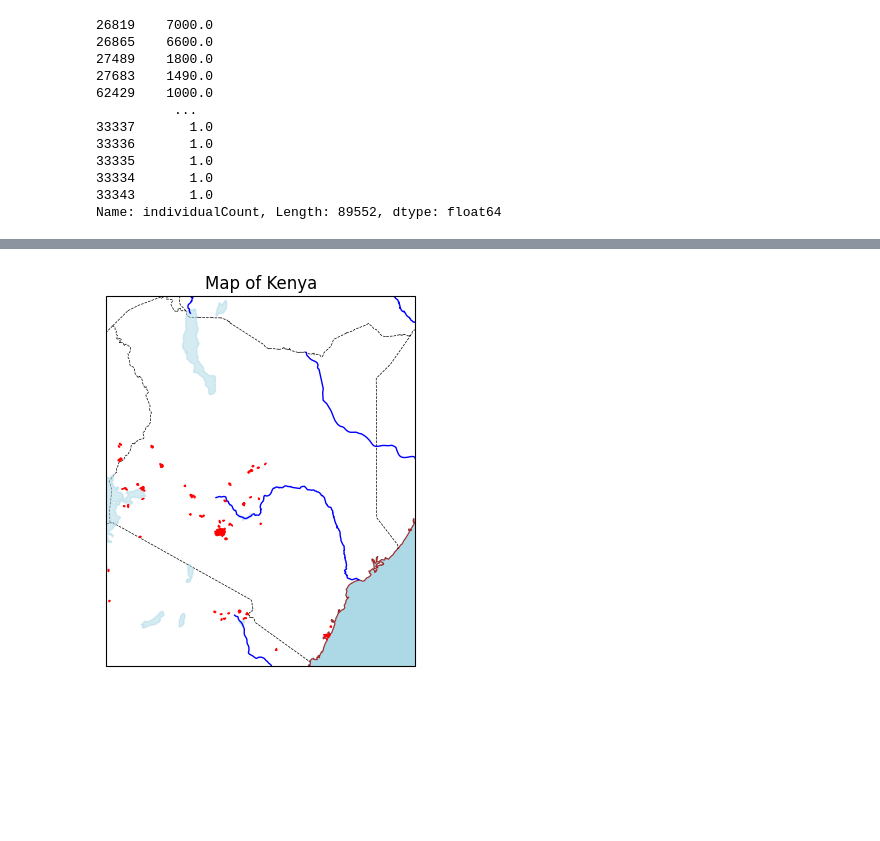
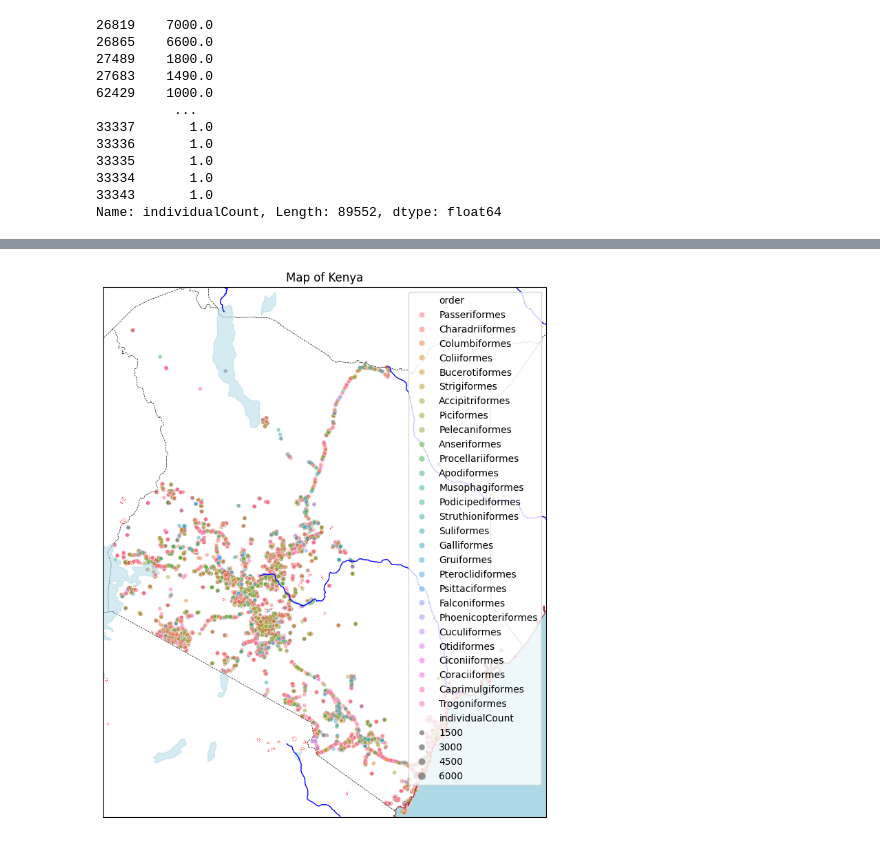
Before and after one commit to zahra-zibzee/Environmental-Data-Analysis, a Jupyter notebook: Project2/question1.ipynb, the cells around one changed output, grey strips where cells are left out. Drawn from its saved outputs; the diff is of its cells as text; code cells hidden in the pictures; blank space fills up the shorter version.

```diff
--- a/Project2/question1.ipynb
+++ b/Project2/question1.ipynb
@@ -193,40 +203,80 @@ max_lon = df['decimalLongitude'].max()
 # %%
 import matplotlib.pyplot as plt
 import cartopy.crs as ccrs
 import cartopy.feature as cfeature
 from matplotlib import lines as mline
 
-fig, ax = plt.subplots(subplot_kw={"projection": ccrs.PlateCarree()})
+
+def draw_kenya(ax=None, legend=True):
+    if ax is None:
+        fig, ax = plt.subplots(
+            subplot_kw={"projection": ccrs.PlateCarree()}, figsize=(10, 10)
+        )
+
+    ax.set_extent([33.8, 42, -4.8, 5])  # [lon_min, lon_max, lat_min, lat_max]
+    ax.add_feature(cfeature.COASTLINE, edgecolor="brown", linewidth=0.8)
+    ax.add_feature(cfeature.BORDERS, linestyle="--", linewidth=0.5)
+    ax.add_feature(cfeature.LAKES, color="lightblue", alpha=0.5)
+    ax.add_feature(cfeature.RIVERS, edgecolor="blue")
+    ax.add_feature(cfeature.OCEAN, color="lightblue")
+
+    ax.add_feature(
+        cfeature.NaturalEarthFeature(
+            "cultural",
+            "urban_areas",
+            "10m",
+            edgecolor="red",
+            facecolor="none",
+            linewidth=0.7,
+            linestyle=":",
+        ),
+        label="Cities",
+    )
+
+    # ax.legend(
+    #     t := [
+    #         mline.Line2D([], [], color=i.get_edgecolor(), linewidth=i.get_linewidth(), linestyle=i.get_linestyles()[0], label=i.get_label(), alpha=i.get_alpha())
+    #         for i in [coastline, border, lakes, cities, river, ocean]
+    #     ],
+    #     [i.get_label() for i in [coastline, border, lakes, cities, river, ocean]],
+    # )
+    if legend:
+        ax.legend(
+            [
+                mline.Line2D(
+                    [], [], color="red", linestyle=":", linewidth=0.7, label="Cities"
+                ),
+                mline.Line2D([], [], color="blue", label="Rivers"),
+                mline.Line2D([], [], color="brown", linewidth=0.8, label="Coastline"),
+                mline.Line2D(
+                    [],
+                    [],
+                    color="black",
+                    linestyle="--",
+                    linewidth=0.5,
+                    label="Borders",
+                ),
+                mline.Line2D([], [], color="lightblue", label="Lakes"),
+                mline.Line2D([], [], color="lightblue", label="Ocean"),
+            ],
+            ["Cities", "Rivers", "Coastline", "Borders", "Lakes", "Ocean"],
+        )
+
+    plt.title("Map of Kenya")
+    return ax
 
 
-ax.set_extent([33.8, 42, -4.8, 5])  # [lon_min, lon_max, lat_min, lat_max]
-coastline = ax.add_feature(cfeature.COASTLINE, edgecolor="brown", linewidth=0.8)
-border = ax.add_feature(cfeature.BORDERS, linestyle="--", linewidth=0.5)
-lakes = ax.add_feature(cfeature.LAKES, color="lightblue", alpha=0.5)
-river = ax.add_feature(cfeature.RIVERS, edgecolor="blue")
-ocean = ax.add_feature(cfeature.OCEAN, color="lightblue")
-
-
-cities = ax.add_feature(
-    cfeature.NaturalEarthFeature(
-        "cultural",
-        "urban_areas",
-        "10m",
-        edgecolor="red",
-        facecolor="red",
-        linewidth=0.7,
-    ),
-    label="Cities",
-)
-
-# ax.legend(
-#     t := [
-#         mline.Line2D([], [], color=i.get_edgecolor(), linewidth=i.get_linewidth(), linestyle=i.get_linestyles()[0], label=i.get_label(), alpha=i.get_alpha())
-#         for i in [coastline, border, lakes, cities, river, ocean]
-#     ],
-#     [i.get_label() for i in [coastline, border, lakes, cities, river, ocean]],
-# )
-plt.title("Map of Kenya")
+ax = draw_kenya()
+sns.scatterplot(
+        data=df,
+        x="decimalLongitude",
+        y="decimalLatitude",
+        hue="order",
+        size="individualCount",
+        # sizes=(10, 500),
+        alpha=0.5,
+        ax=ax,
+    )
 plt.show()
 # %% [output]
-[figure, old version]
+[figure, new version]
```
Also changed, not shown: parts of 4 cells of this notebook.
